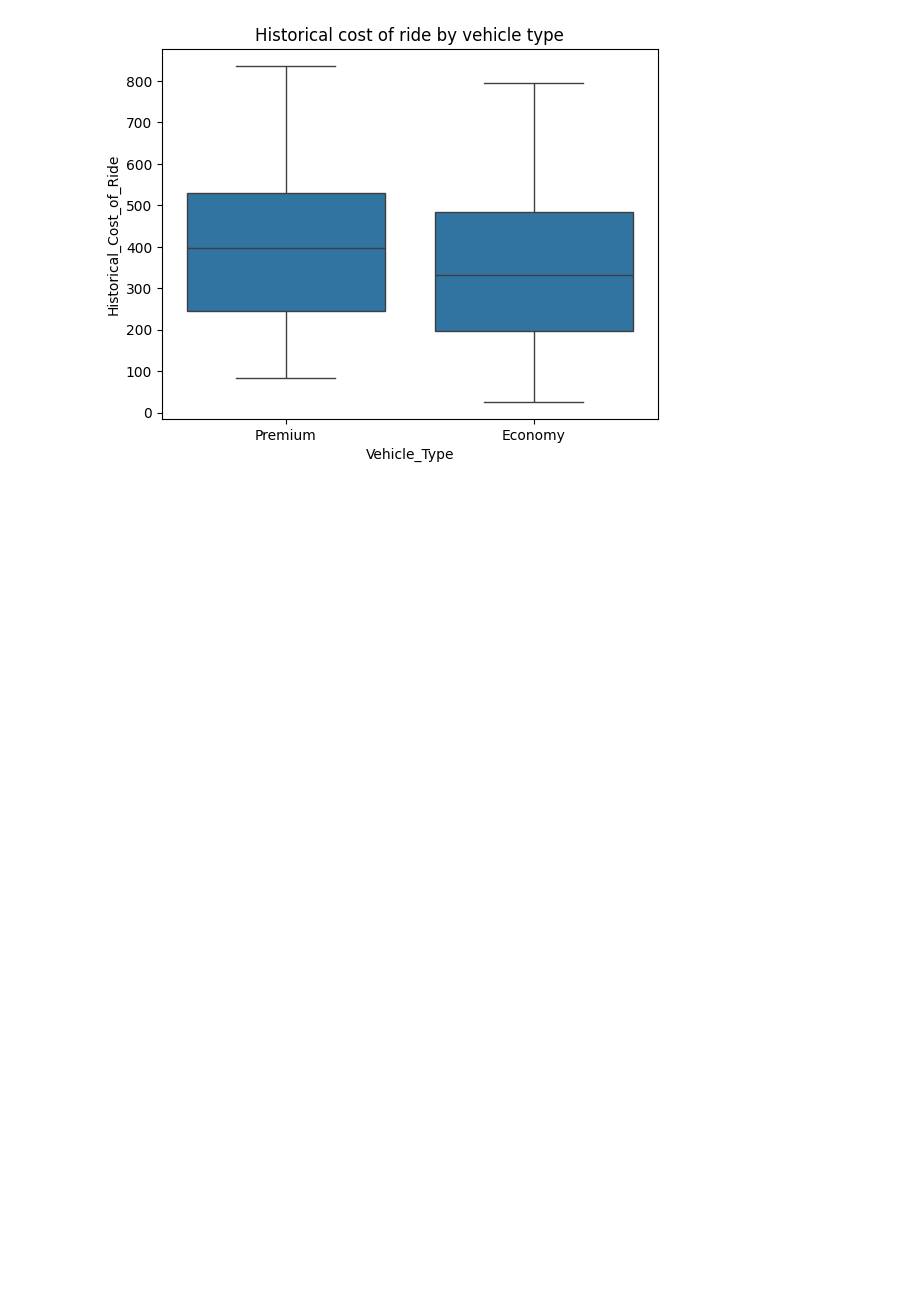
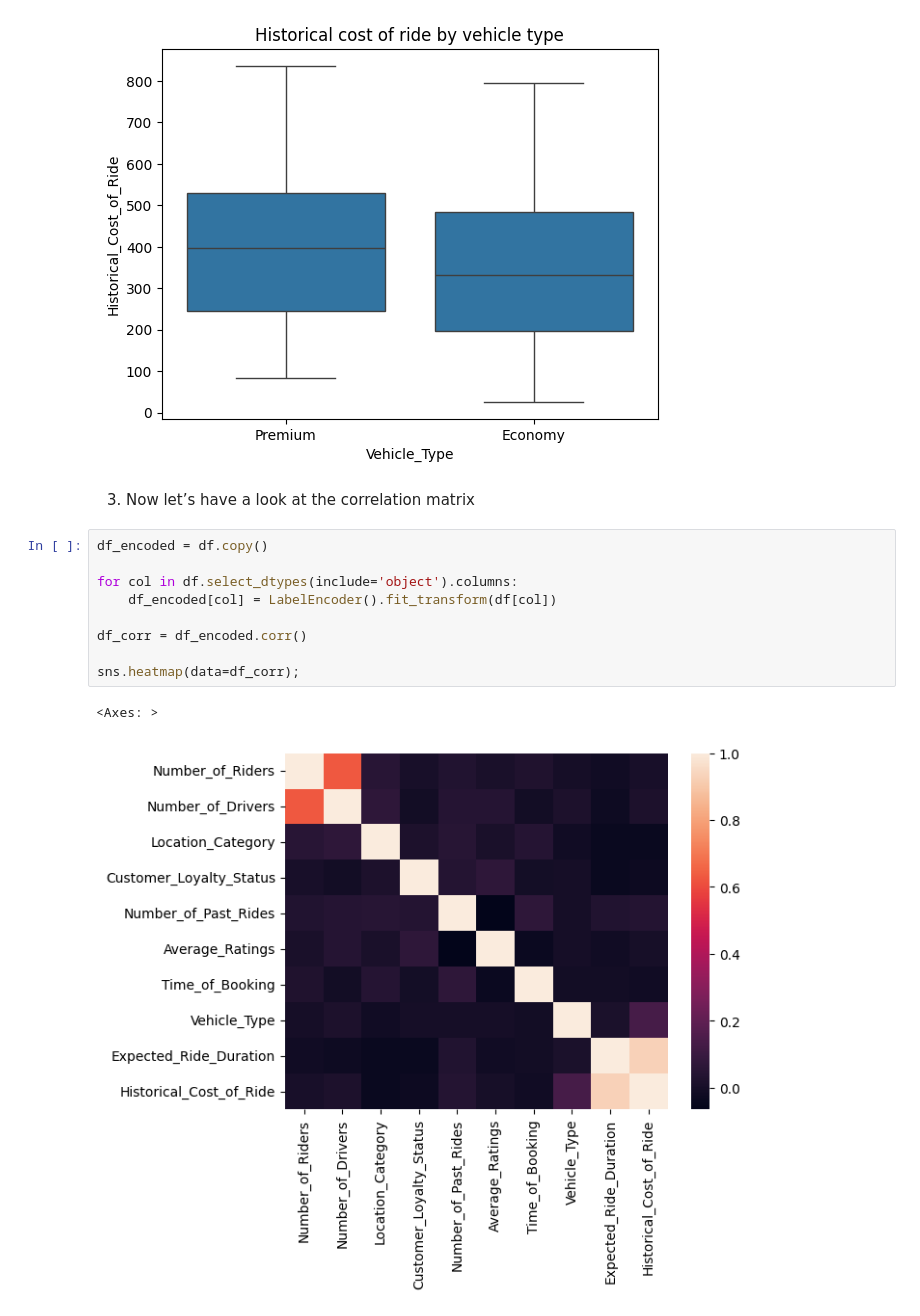
Before and after one commit to MohammadHosseinDalghi/Dynamic-Pricing-Strategy, a Jupyter notebook: Main.ipynb, the cells around one changed output. Saved outputs shown, nothing was run; the diff lists cells and outputs as text; blank space fills up the shorter version.

Commit message:
Add Correlation Matrix plot

```diff
--- a/Main.ipynb
+++ b/Main.ipynb
@@ -63,3 +63,17 @@ sns.boxplot(
 plt.title('Historical cost of ride by vehicle type');
 # %% [output]
 [figure]
+# %% [markdown]
+3. Now let’s have a look at the correlation matrix
+# %%
+df_encoded = df.copy()
+
+for col in df.select_dtypes(include='object').columns:
+    df_encoded[col] = LabelEncoder().fit_transform(df[col])
+
+df_corr = df_encoded.corr()
+
+sns.heatmap(data=df_corr);
+# %% [output]
+<Axes: >
+[figure, added]
```
